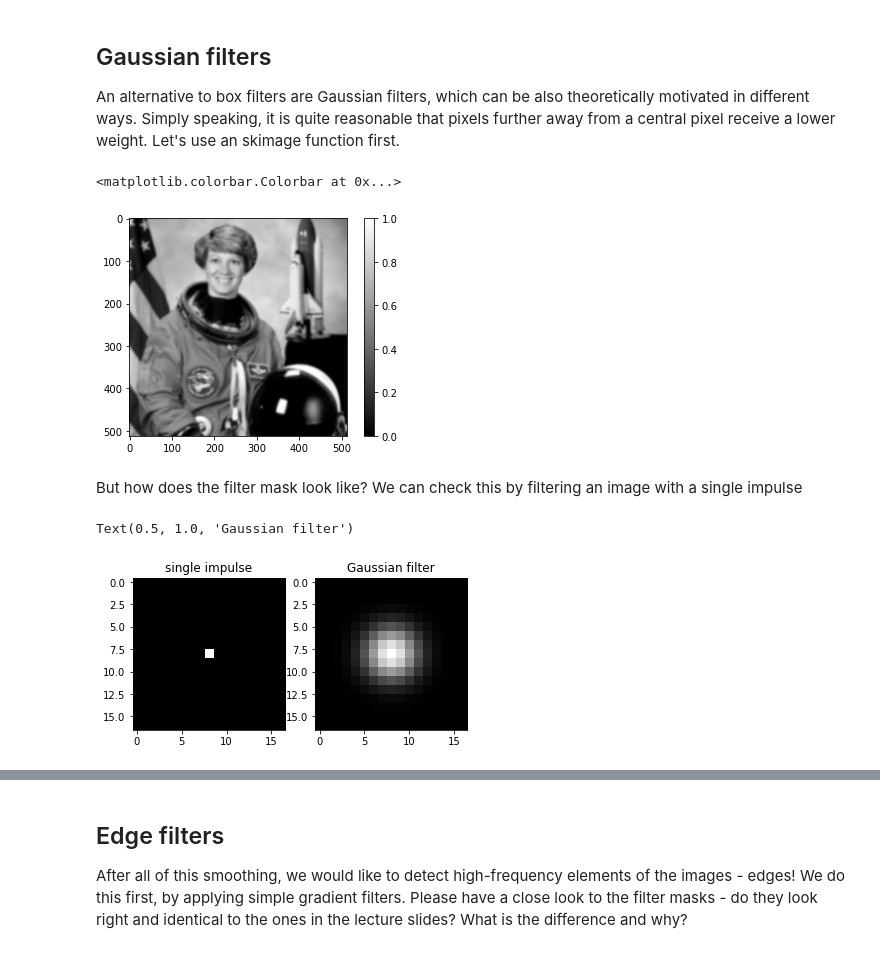
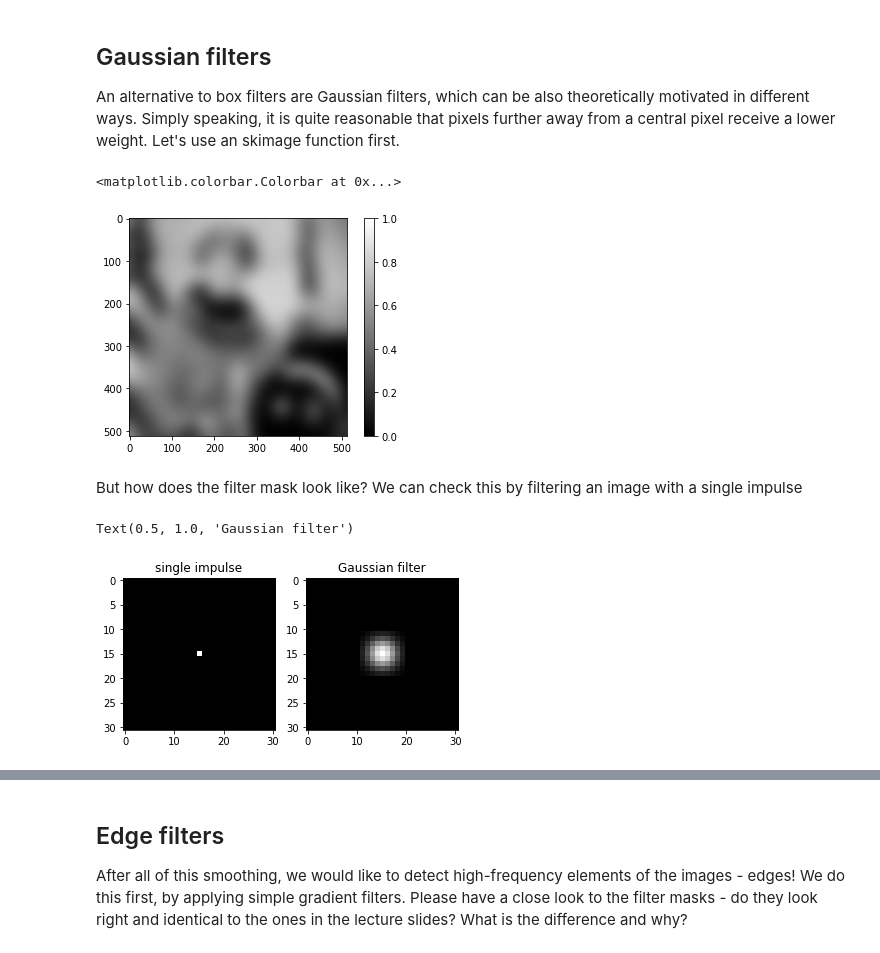
Before and after one commit to erodner/bvlecture, a Jupyter notebook: 01-basics/filters.ipynb, the cells around one changed output, grey strips where cells are left out. Saved outputs shown, nothing was run; the diff lists cells and outputs as text; code cells hidden in the pictures.

```diff
--- a/01-basics/filters.ipynb
+++ b/01-basics/filters.ipynb
@@ -61,22 +77,22 @@ Simply speaking, it is quite reasonable that pixels further away from a central
 # %%
-filtered_img = gaussian(img, sigma=2)
+filtered_img = gaussian(img, sigma=20)
 plt.imshow(filtered_img, vmin=0, vmax=1)
 plt.colorbar()
 # %% [output]
 <matplotlib.colorbar.Colorbar at 0x...>
-[figure, old version]
+[figure, new version]
 # %% [markdown]
 But how does the filter mask look like? We can check this by filtering an image with a single impulse
 # %%
-simple_img = np.zeros((17,17))
-simple_img[8,8] = 1
-G = gaussian(simple_img, sigma=2)
+simple_img = np.zeros((31,31))
+simple_img[15,15] = 1
+G = gaussian(simple_img, sigma=2, truncate=2)
 plt.subplot(1,2,1)
 plt.imshow(simple_img)
 plt.title("single impulse")
 plt.subplot(1,2,2)
 plt.imshow(G)
 plt.title("Gaussian filter")
 # %% [output]
 Text(0.5, 1.0, 'Gaussian filter')
-[figure, old version]
+[figure, new version]
```
Also changed, not shown: parts of 7 cells of this notebook, 5 other files.
